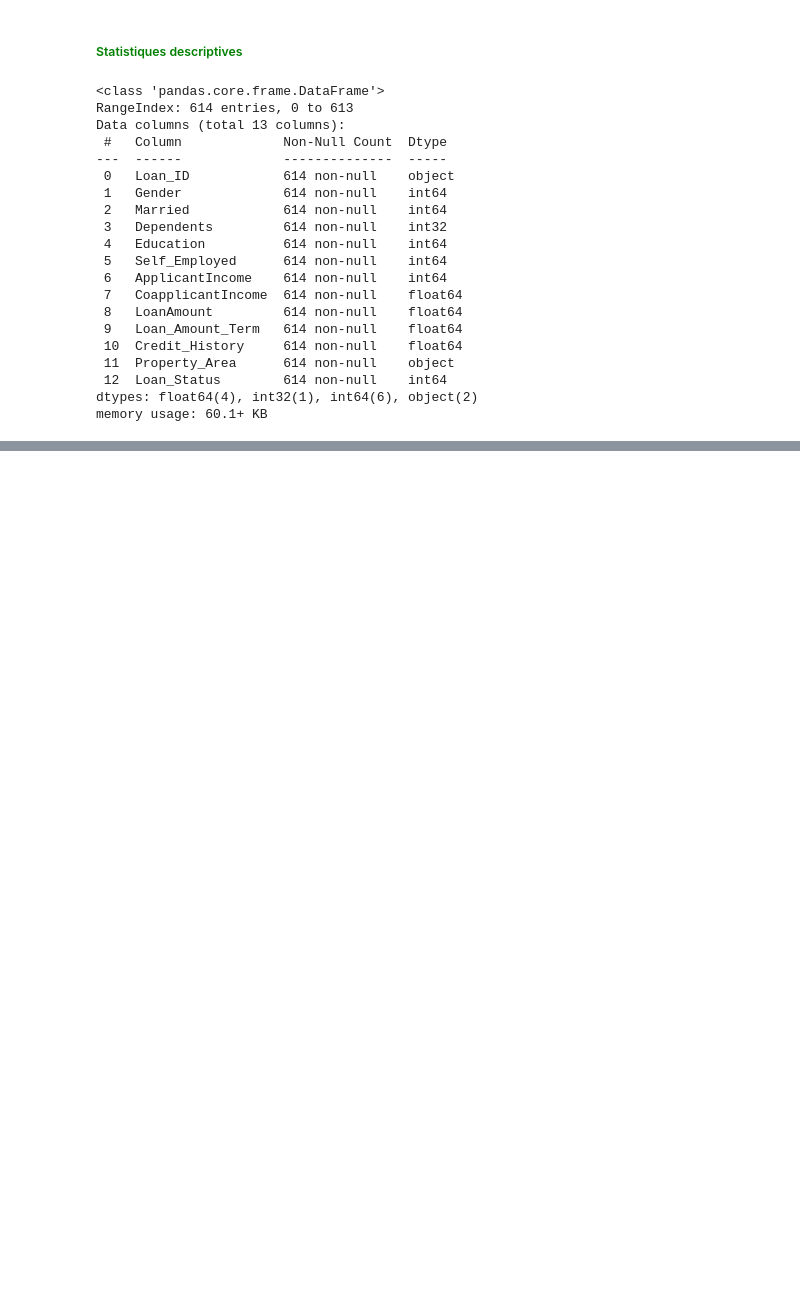
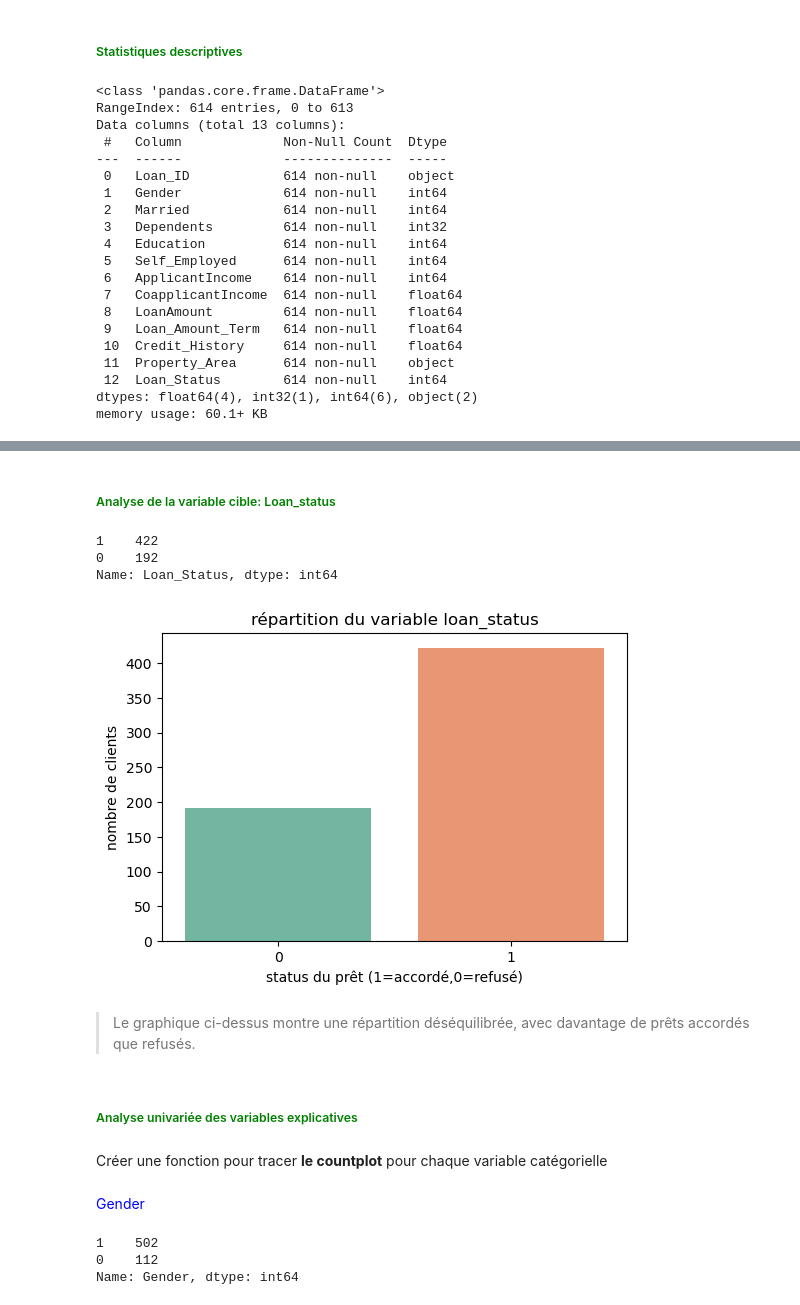
Before and after one commit to 1512200/Logistic_regression_loan_Predict, a Jupyter notebook: LoanPredict_LogisticRegression.ipynb, the cells around one changed output, grey strips where cells are left out. Saved outputs shown, nothing was run; the diff lists cells and outputs as text; code cells hidden in the pictures; blank space fills up the shorter version.

Commit message:
terminer l'analyse de la base de données et l'entrainement du modéle

```diff
--- a/LoanPredict_LogisticRegression.ipynb
+++ b/LoanPredict_LogisticRegression.ipynb
@@ -93,8 +93,11 @@ for col in ['Gender','Married','Dependents','Self_Employed','Loan_Amount_Term']:
 data['LoanAmount'].fillna(data['LoanAmount'].median(),inplace=True)
 # %% [markdown]
 La variable Credit_History contient un nombre important de valeurs manquantes. Les supprimer entraînerait une perte significative d'informations potentiellement utiles sur les clients. Pour éviter cela, nous choisissons de remplacer les valeurs manquantes par -1, ce qui permettra au modèle de considérer ces cas comme des informations inconnues plutôt que de les ignorer complètement.
-# %%
-data['Credit_History']=data['Credit_History'].fillna(-1)
+# %%
+from sklearn.impute import SimpleImputer
+
+imputer = SimpleImputer(strategy='most_frequent')
+data['Credit_History'] = imputer.fit_transform(data[['Credit_History']])
 # %%
 data.isnull().sum()
 # %% [output]
@@ -208,3 +211,26 @@ data.describe()
 | 50% | 1.000000 | 1.000000 | 0.000000 | 1.000000 | 0.000000 | 3812.500000 | 1188.500000 | ... |
 | 75% | 1.000000 | 1.000000 | 1.000000 | 1.000000 | 0.000000 | 5795.000000 | 2297.250000 | ... |
 | max | 1.000000 | 1.000000 | 3.000000 | 1.000000 | 1.000000 | 81000.000000 | 41667.000000 | ... |
+# %% [markdown]
+ #####  <span style="color:green">Analyse de la variable cible: Loan_status </span>
+# %%
+data['Loan_Status'].value_counts()
+# %% [output]
+1    422
+0    192
+Name: Loan_Status, dtype: int64
+# %%
+plt.figure(figsize=(6,4))
+sns.countplot(data=data,x='Loan_Status',palette='Set2')
+plt.title('répartition du variable loan_status')
+plt.xlabel("status du prêt (1=accordé,0=refusé)")
+plt.ylabel("nombre de clients")
+plt.show()
+# %% [output]
+[figure, added]
+# %% [markdown]
+> Le graphique ci-dessus montre une répartition déséquilibrée, avec davantage de prêts accordés que refusés.
+# %% [markdown]
+ #####  <span style="color:green">Analyse univariée des variables explicatives </span>
+# %% [markdown]
+Créer une fonction pour tracer **le countplot** pour chaque variable catégorielle
@@ -210,0 +245,8 @@ data.describe()
+# %% [markdown]
+  <span style="color:blue">Gender </span>
+# %%
+data['Gender'].value_counts()
+# %% [output]
+1    502
+0    112
+Name: Gender, dtype: int64
```
Also changed, not shown: parts of 133 cells of this notebook, 1 other file.
